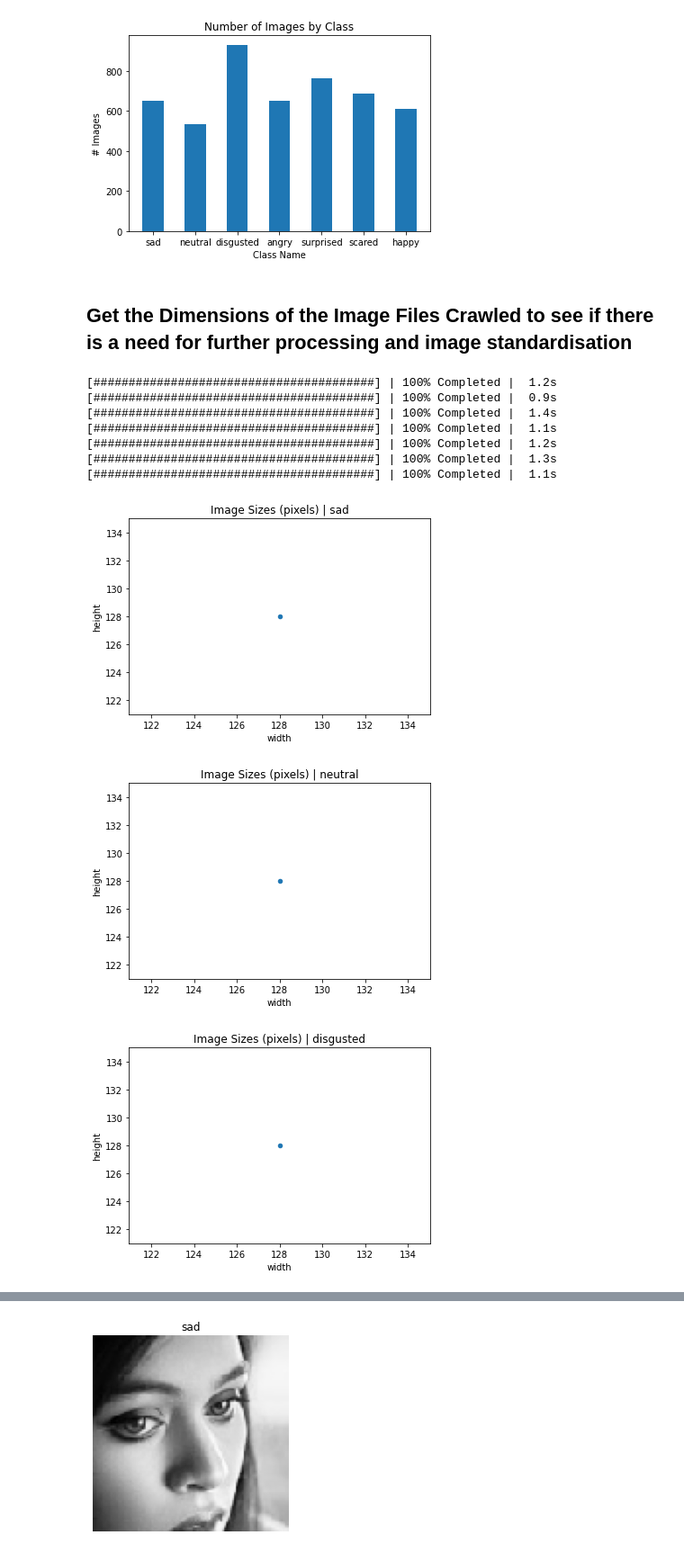
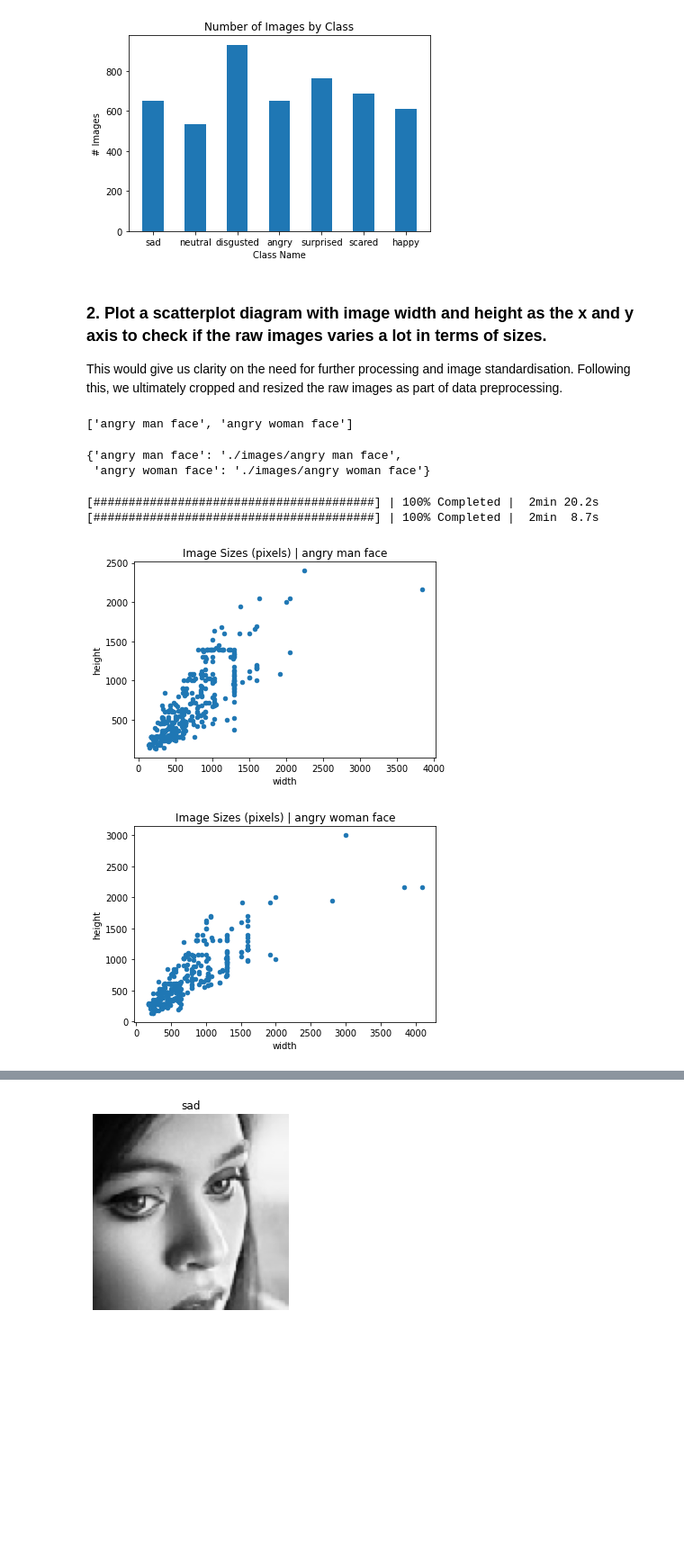
Before and after one commit to wenhaohaoo/cs5242-project, a Jupyter notebook: EDA.ipynb, the cells around one changed output, grey strips where cells are left out. Shown at 90% size. Saved outputs shown, nothing was run; the diff lists cells and outputs as text; code cells hidden in the pictures; blank space fills up the shorter version.

```diff
--- a/EDA.ipynb
+++ b/EDA.ipynb
@@ -46,36 +62,45 @@ plt.xlabel('Class Name');
 plt.ylabel('# Images');
 # %% [output]
 [figure]
-# %% [markdown]
-## Get the Dimensions of the Image Files Crawled to see if there is a need for further processing and image standardisation
+# %% [markdown]
+### 2. Plot a scatterplot diagram with image width and height as the x and y axis to check if the raw images varies a lot in terms of sizes.
+This would give us clarity on the need for further processing and image standardisation. Following this, we ultimately cropped and resized the raw images as part of data preprocessing.
+# %%
+# Looking into the directory
+raw_data_dir = './images'
+print(os.listdir(raw_data_dir))
+raw_directories = {name: os.path.join(raw_data_dir, name) for name in os.listdir(raw_data_dir)}
+raw_directories
+# %% [output]
+['angry man face', 'angry woman face']
+{'angry man face': './images/angry man face',
+ 'angry woman face': './images/angry woman face'}
 # %%
 def get_dims(file):
   '''Returns dimenstions for an RBG image'''
   im = Image.open(file)
   arr = np.array(im)
-  h,w = arr.shape
+  if len(arr.shape) == 2:
+    h,w = arr.shape
+  elif len(arr.shape) == 3:
+    h,w,d = arr.shape
+
   return h,w
 # %%
-for n,d in directories.items():
+for n,d in raw_directories.items():
   filepath = d
   filelist = [os.path.join(filepath, f) for f in os.listdir(filepath)]
   if '.DS_Store' in filelist:
     filelist.remove('.DS_Store')
   dims = bag.from_sequence(filelist).map(get_dims)
   with diagnostics.ProgressBar():
     dims = dims.compute()
     dim_df = pd.DataFrame(dims, columns=['height', 'width'])
     sizes = dim_df.groupby(['height', 'width']).size().reset_index().rename(columns={0:'count'})
     sizes.plot.scatter(x='width', y='height');
     plt.title('Image Sizes (pixels) | {}'.format(n))
 # %% [output]
-[########################################] | 100% Completed |  1.2s
-[########################################] | 100% Completed |  0.9s
-[########################################] | 100% Completed |  1.4s
-[########################################] | 100% Completed |  1.1s
-[########################################] | 100% Completed |  1.2s
-[########################################] | 100% Completed |  1.3s
-[########################################] | 100% Completed |  1.1s
+[########################################] | 100% Completed |  2min 20.2s
+[########################################] | 100% Completed |  2min  8.7s
-[figure, old version]
+[figure, new version]
-[figure, old version]
+[figure, new version]
-[figure, removed]
```
Also changed, not shown: parts of 9 cells of this notebook.
